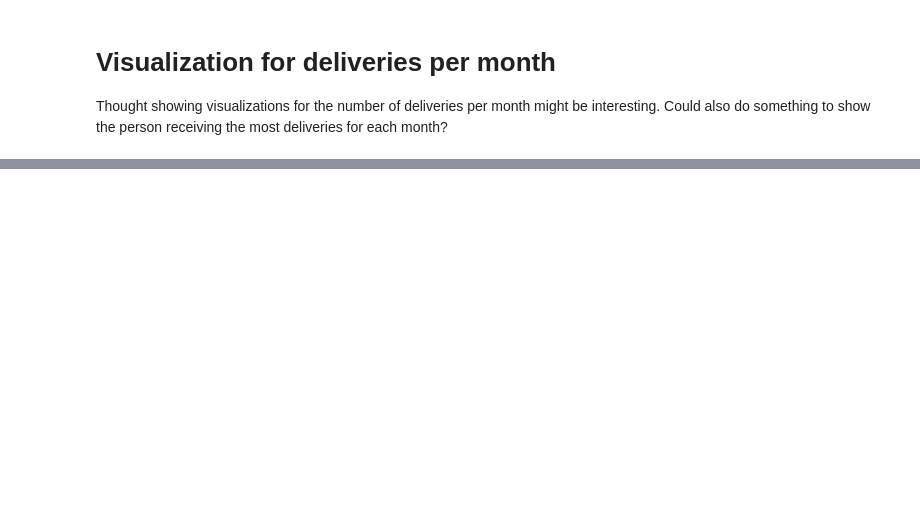
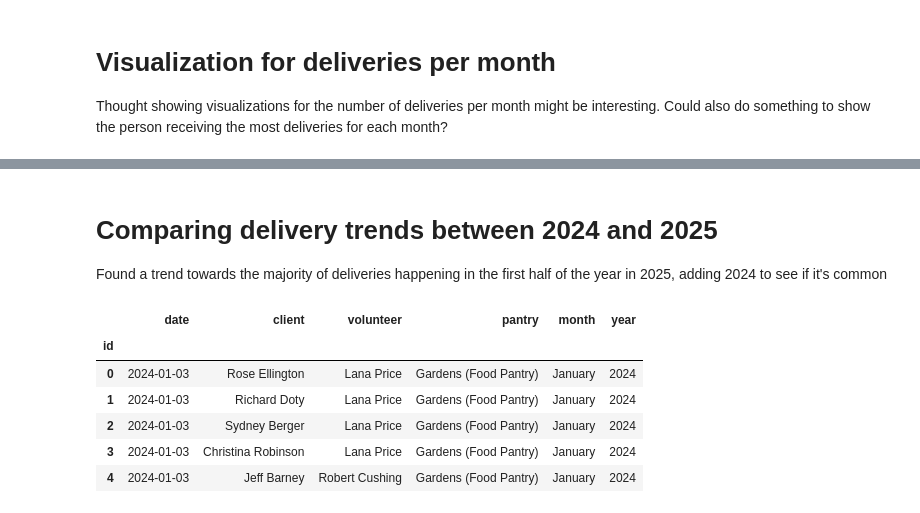
Before and after one commit to jonathonbuhler/Pantry-To-Porch, a Jupyter notebook: LeoStuff/DeliveriesPerMonth.ipynb, the cells around one changed output, grey strips where cells are left out. Cells and saved outputs as stored; diff of their text form; code cells hidden in the pictures; blank space fills up the shorter version.

```diff
--- a/LeoStuff/DeliveriesPerMonth.ipynb
+++ b/LeoStuff/DeliveriesPerMonth.ipynb
@@ -58,3 +58,53 @@ plt.show()
+# %% [markdown]
+# Comparing delivery trends between 2024 and 2025
+Found a trend towards the majority of deliveries happening in the first half of the year in 2025, adding 2024 to see if it's common
+# %%
+# Get data for 2024
+# df_24 = pd.read_csv("../Data/allyears.csv")
+# df_24 = df_24[["date"]]
+
+# temp_dict = {}
+# print(temp_dict)
+df_24 = pd.read_csv("../Data/allyears.csv", index_col="id")
+
+df_24['date'] = pd.to_datetime(df_24['date'])
+
+df_24['month'] = df_24['date'].dt.month
+df_24['month'] = df_24['date'].dt.month_name()
+df_24['year'] = df_24['date'].dt.year
+
+df_24.head()
+# for row in df_24.itertuples():
+#     # date_num = int(row.Date.split("/")[0])
+#     try:
+#         split_date = list(map(int, row[1].split("-")))
+#     except:
+#         continue
+#     # split_date = row[1].split("-")
+#     # print(split_date)
+#     year = split_date[0]
+#     date_num = split_date[1]
+#     cur_date = Date(date_num).name
+#     # if year != 2024:
+#     if cur_date not in temp_dict:
+#         temp_dict[cur_date] = 1
+
+#     else:
+#         temp_dict[cur_date] += 1
+
+# # print(temp_dict)
+# month_deliveries_24 = pd.DataFrame.from_dict(temp_dict, orient='index', columns=['Total Deliveries'])
+# month_deliveries_24.index.name = 'Month'
+# month_deliveries_24 = month_deliveries.reset_index()
+# month_deliveries_24.head()
+# %% [output]
+|  | date | client | volunteer | pantry | month | year |
+| id |  |  |  |  |  |  |
+| 0 | 2024-01-03 | Rose Ellington | Lana Price | Gardens (Food Pantry) | January | 2024 |
+| 1 | 2024-01-03 | Richard Doty | Lana Price | Gardens (Food Pantry) | January | 2024 |
+| 2 | 2024-01-03 | Sydney Berger | Lana Price | Gardens (Food Pantry) | January | 2024 |
+| 3 | 2024-01-03 | Christina Robinson | Lana Price | Gardens (Food Pantry) | January | 2024 |
+| 4 | 2024-01-03 | Jeff Barney | Robert Cushing | Gardens (Food Pantry) | January | 2024 |
 # %%
 fig, ax = plt.subplots(figsize=(10, 6))
 
```
Also changed, not shown: parts of 2 cells of this notebook.
